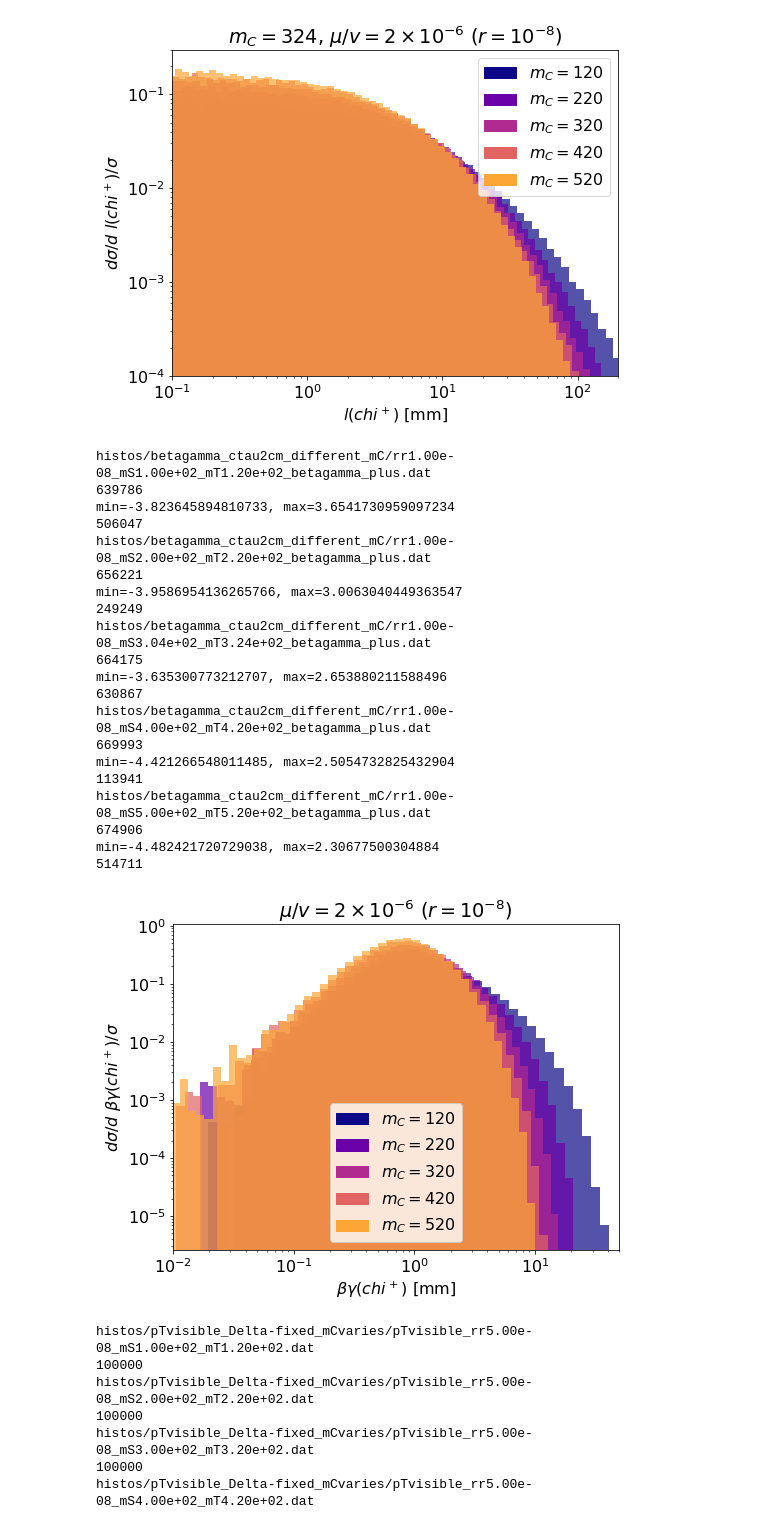
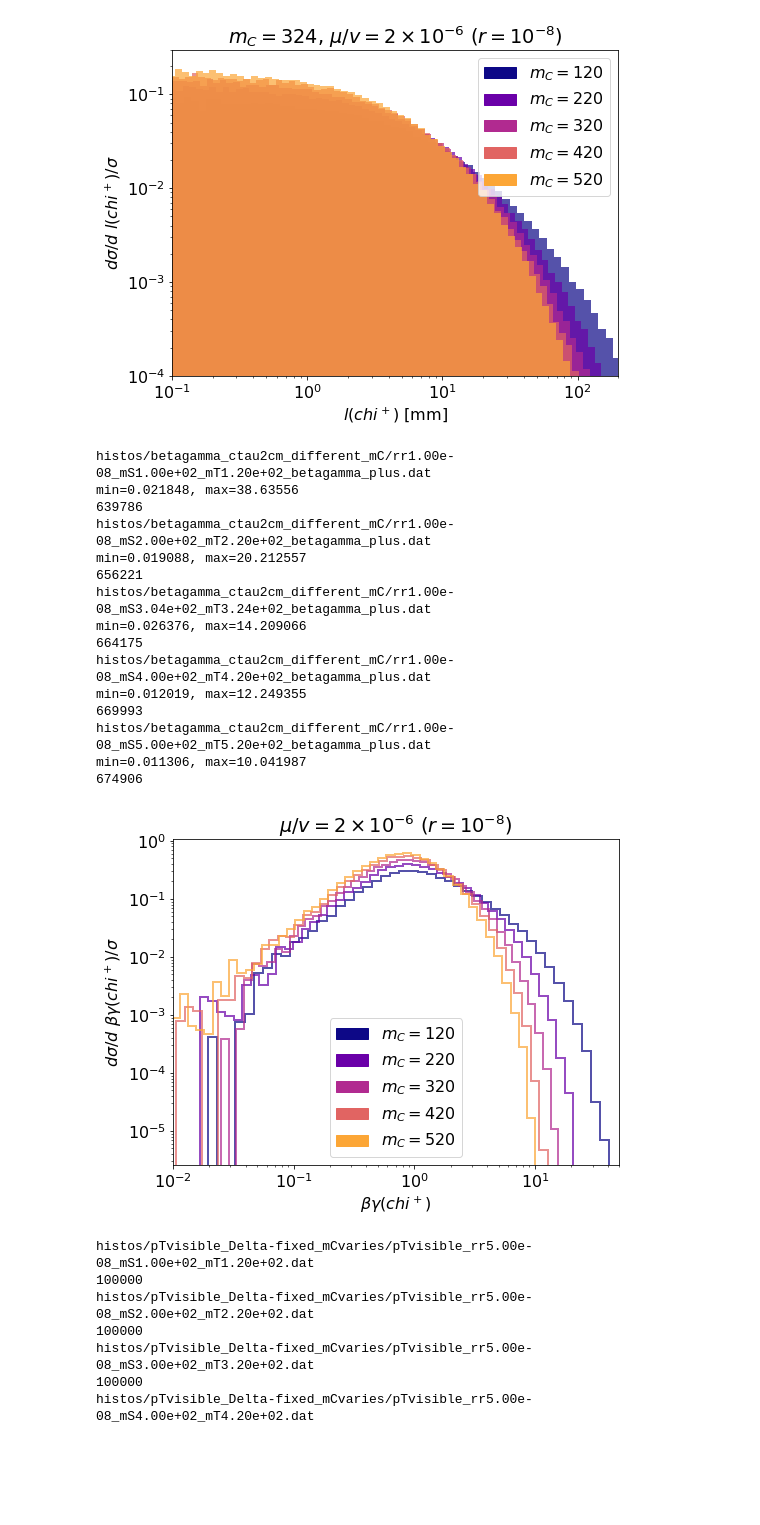
Before and after one commit to anasthesia/SoftLLP, a Jupyter notebook: kinematics/plot_histos.ipynb, the cells around one changed output. Drawn from its saved outputs; the diff is of its cells as text; code cells hidden in the pictures; blank space fills up the shorter version.

```diff
--- a/kinematics/plot_histos.ipynb
+++ b/kinematics/plot_histos.ipynb
@@ -50,7 +51,7 @@ def histosFromFiles(folder, binwidth, iftoreverse):
 # %%
 #args set xmin&xmas for the hisogram array
 def histosFromFilesLog(folder, nbins, iftoreverse, *bounds):
-    print(bounds[1])
+    #print(bounds[1])
 
     #reading files with histos info (reverse fuction changes the order of the files)
     files = sorted(glob.glob( folder+'/*.dat'),reverse=iftoreverse)
@@ -86,7 +87,8 @@ def histosFromFilesLog(folder, nbins, iftoreverse, *bounds):
         n, bins, patches = plt.hist(histoarray[histoarray>0], \
                             bins=np.logspace(np.log(np.amin(histoarray[histoarray>0])),\
                                              np.log(np.amax(histoarray)), nbins),\
-                            density=True, alpha=0.7, rwidth=1, color=colormap(normalize(filenum)))
+                            density=True, histtype='step', alpha=0.7, rwidth=1, linewidth=2,\
+                                    color=colormap(normalize(filenum)))
         print(histoarray[histoarray>0].size)
         usedcolors.append(colormap(normalize(filenum)))
     #print(usedcolors)
@@ -2112,46 +2181,41 @@ histosFromFilesLog('histos/betagamma_ctau2cm_different_mC',100,False)
 plt.xlim(10**(-2),50)
 #plt.ylim(10**(-6),3)
 
 plt.yscale("log")
 plt.xscale("log")
 
 plt.title("$\\mu/v=2\\times 10^{-6}\ (r=10^{-8})$")
-plt.xlabel('$\\beta \\gamma(chi^+)$ [mm]')
+plt.xlabel('$\\beta \\gamma(chi^+)$')
 plt.ylabel('$d\\sigma/d\ \\beta \\gamma (chi^+)/\\sigma$')
 
 
 patch1 = mpatches.Patch(color=usedcolors[0], label='$m_{C}=120$')
 patch2 = mpatches.Patch(color=usedcolors[1], label='$m_{C}=220$')
 patch3 = mpatches.Patch(color=usedcolors[2], label='$m_{C}=320$')
 patch4 = mpatches.Patch(color=usedcolors[3], label='$m_{C}=420$')
 patch5 = mpatches.Patch(color=usedcolors[4], label='$m_{C}=520$')
 
-plt.legend(handles=[patch1,patch2,patch3,patch4, patch5],loc='lower center')
+plt.legend(handles=[patch1,patch2,patch3,patch4,patch5],loc='lower center')
 
 
 plt.savefig('betagamma_ctau2cm_different_mC.png')
 # %% [output]
 histos/betagamma_ctau2cm_different_mC/rr1.00e-08_mS1.00e+02_mT1.20e+02_betagamma_plus.dat
+min=0.021848, max=38.63556
 639786
-min=-3.823645894810733, max=3.6541730959097234
-506047
 histos/betagamma_ctau2cm_different_mC/rr1.00e-08_mS2.00e+02_mT2.20e+02_betagamma_plus.dat
+min=0.019088, max=20.212557
 656221
-min=-3.9586954136265766, max=3.0063040449363547
-249249
 histos/betagamma_ctau2cm_different_mC/rr1.00e-08_mS3.04e+02_mT3.24e+02_betagamma_plus.dat
+min=0.026376, max=14.209066
 664175
-min=-3.635300773212707, max=2.653880211588496
-630867
 histos/betagamma_ctau2cm_different_mC/rr1.00e-08_mS4.00e+02_mT4.20e+02_betagamma_plus.dat
+min=0.012019, max=12.249355
 669993
-min=-4.421266548011485, max=2.5054732825432904
-113941
 histos/betagamma_ctau2cm_different_mC/rr1.00e-08_mS5.00e+02_mT5.20e+02_betagamma_plus.dat
+min=0.011306, max=10.041987
 674906
-min=-4.482421720729038, max=2.30677500304884
-514711
-[figure, old version]
+[figure, new version]
 # %%
 ##### pTvisible=MET: Delta(m_Cl) fixed, ml varies
 
```
Also changed, not shown: parts of 14 cells of this notebook, 18 other files.
